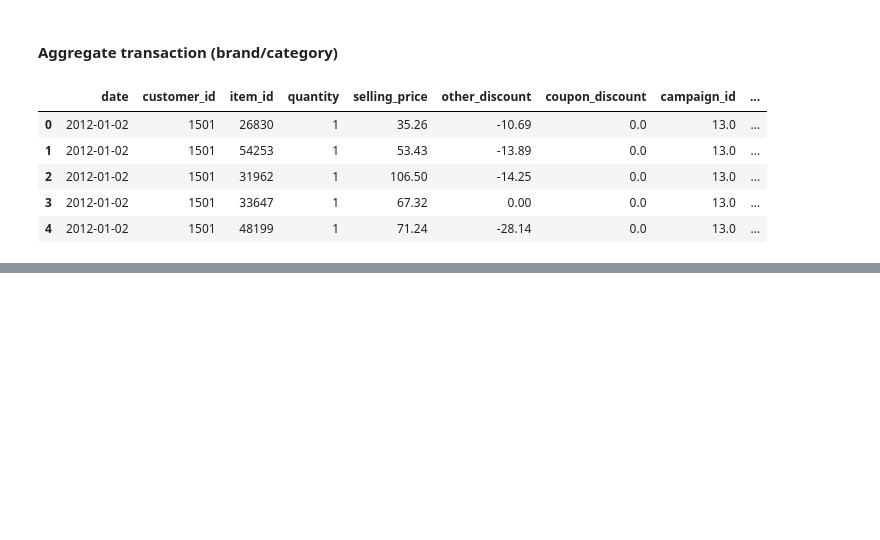
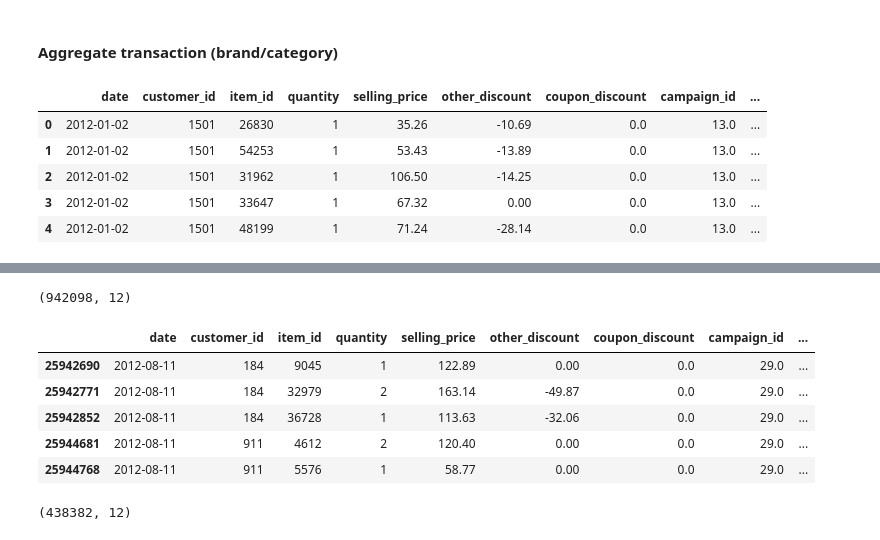
Before and after one commit to sukhumarna/marketing_rl, a Jupyter notebook: notebooks/coupon_redemption_eda.ipynb, the cells around one changed output, grey strips where cells are left out. Cells and saved outputs as stored; diff of their text form; code cells hidden in the pictures; blank space fills up the shorter version.

```diff
--- a/notebooks/coupon_redemption_eda.ipynb
+++ b/notebooks/coupon_redemption_eda.ipynb
@@ -413,0 +454,4 @@ plt.show()
+# %%
+cust_cmpn_df = train_df.merge(cmpn_df[['campaign_id', 'start_date', 'end_date']], on='campaign_id', how='left')
+txn_df['date'] = txn_df['date'].apply(pd.to_datetime)
+txn_cmpn_df = txn_df.merge(cust_cmpn_df[['customer_id', 'campaign_id', 'start_date', 'end_date']], on='customer_id', how='left')
@@ -413,0 +467,20 @@ plt.show()
+# %%
+final_txn_df = txn_cmpn_df[(txn_cmpn_df['date_diff'] > 0)].copy()
+final_txn_df[final_txn_df.duplicated(subset=['date', 'customer_id', 'item_id', 'quantity', 'selling_price', 'other_discount', 'coupon_discount'], keep=False)]
+final_txn_df.sort_values(by=['in_campaign', 'date'], ascending=[False, True], inplace=True)
+# %%
+print(final_txn_df.shape)
+final_txn_df.head(5)
+# %% [output]
+(942098, 12)
+|  | date | customer_id | item_id | quantity | selling_price | other_discount | coupon_discount | campaign_id | ... |
+| 25942690 | 2012-08-11 | 184 | 9045 | 1 | 122.89 | 0.00 | 0.0 | 29.0 | ... |
+| 25942771 | 2012-08-11 | 184 | 32979 | 2 | 163.14 | -49.87 | 0.0 | 29.0 | ... |
+| 25942852 | 2012-08-11 | 184 | 36728 | 1 | 113.63 | -32.06 | 0.0 | 29.0 | ... |
+| 25944681 | 2012-08-11 | 911 | 4612 | 2 | 120.40 | 0.00 | 0.0 | 29.0 | ... |
+| 25944768 | 2012-08-11 | 911 | 5576 | 1 | 58.77 | 0.00 | 0.0 | 29.0 | ... |
+# %%
+final_txn_df.drop_duplicates(subset=['date', 'customer_id', 'item_id', 'quantity', 'selling_price', 'other_discount', 'coupon_discount'], inplace=True)
+final_txn_df.shape
+# %% [output]
+(438382, 12)
```
Also changed, not shown: parts of 18 cells of this notebook, 12 other files.
